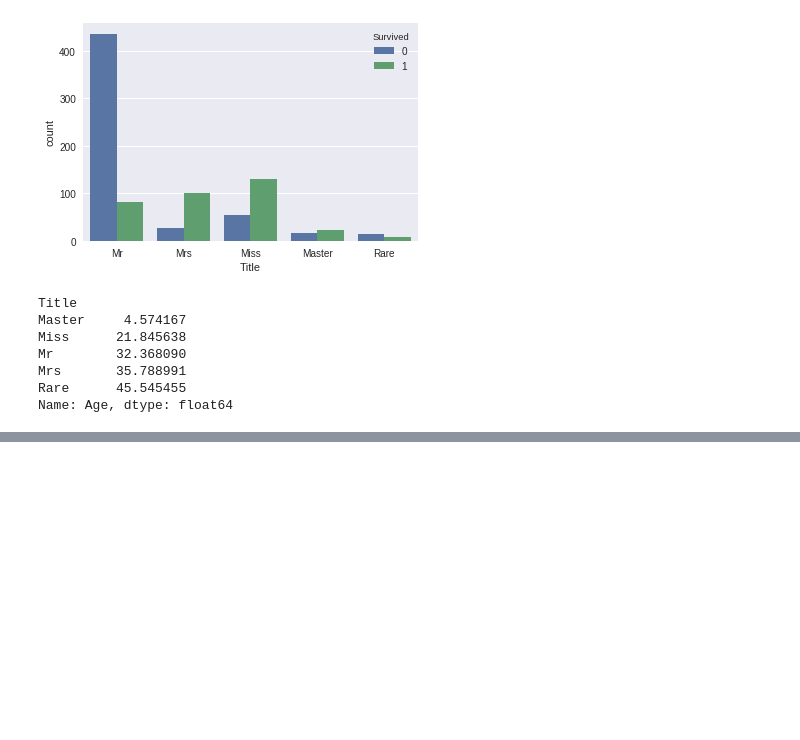
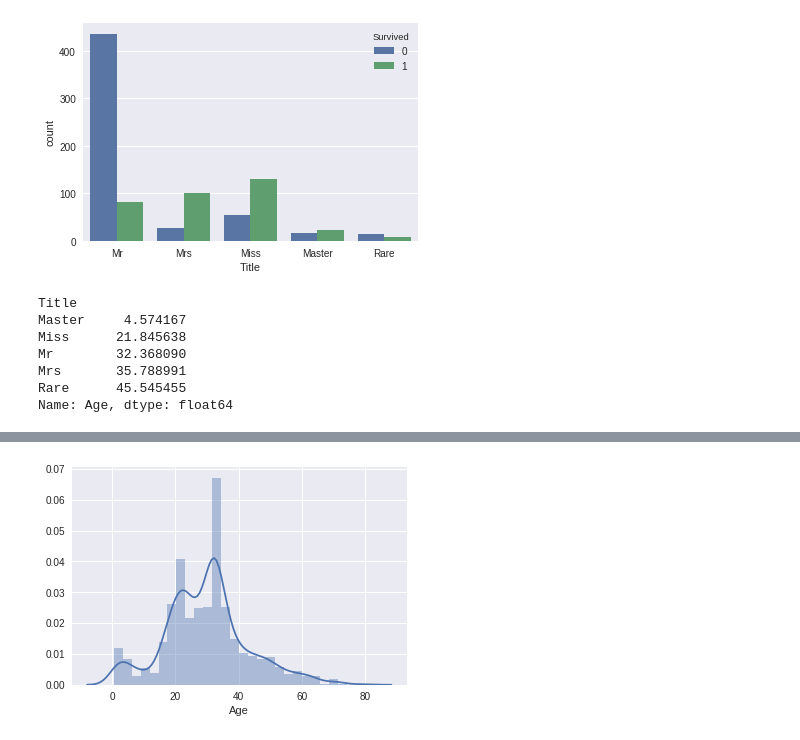
Before and after one commit to petarivanovv9/Machine-Learning-Course-FMI, a Jupyter notebook: titanic-kaggle-exercise.ipynb, the cells around one changed output, grey strips where cells are left out. Drawn from its saved outputs; the diff is of its cells as text; code cells hidden in the pictures; blank space fills up the shorter version.

```diff
--- a/titanic-kaggle-exercise.ipynb
+++ b/titanic-kaggle-exercise.ipynb
@@ -456,3 +456,19 @@ Mr        32.368090
 Mrs       35.788991
 Rare      45.545455
 Name: Age, dtype: float64
+# %%
+data = original.copy()
+
+data['Title'] = data.Name.str.extract('([A-Za-z]+)\.', expand=False)
+data.loc[data.Title == 'Mlle', 'Title'] = 'Miss'
+data.loc[data.Title == 'Mme', 'Title']  = 'Mrs'
+data.loc[data.Title == 'Ms', 'Title']   = 'Miss'
+
+rare_titles = ['Dr', 'Rev', 'Col', 'Major', 'Countess', 'Don', 'Jonkheer', 'Capt', 'Lady', 'Sir']
+data.Title = data.Title.replace(rare_titles, 'Rare')
+# %%
+data.loc[data.Age.isnull() & (data.Title == 'Mr'), 'Age']     = age_by_title['Mr']
+data.loc[data.Age.isnull() & (data.Title == 'Mrs'), 'Age']    = age_by_title['Mrs']
+data.loc[data.Age.isnull() & (data.Title == 'Miss'), 'Age']   = age_by_title['Miss']
+data.loc[data.Age.isnull() & (data.Title == 'Master'), 'Age'] = age_by_title['Master']
+data.loc[data.Age.isnull() & (data.Title == 'Rare'), 'Age']   = age_by_title['Rare']
@@ -458,0 +491,4 @@ Name: Age, dtype: float64
+# %%
+sns.distplot(data.Age);
+# %% [output]
+[figure, added]
```
Also changed, not shown: parts of 9 cells of this notebook.
